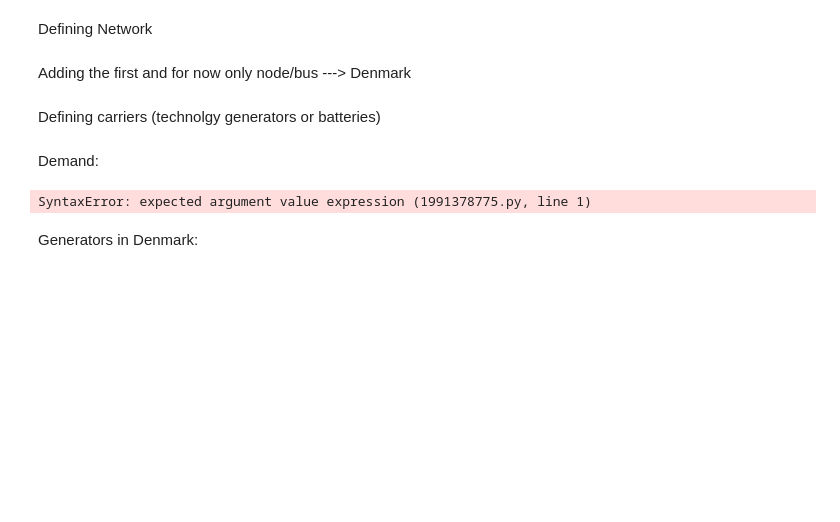
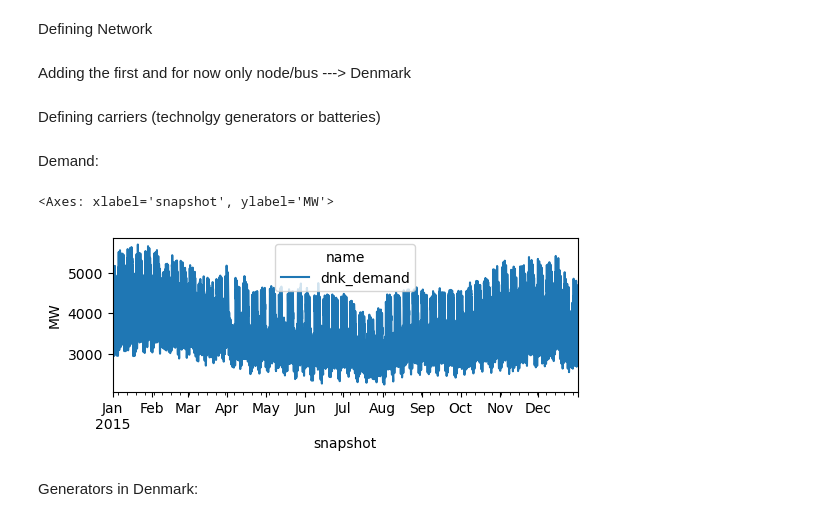
Before and after one commit to KenzoDTU/Integrated-Energy-Grids-A1G21, a Jupyter notebook: Part_1.ipynb, the cells around one changed output. Drawn from its saved outputs; the diff is of its cells as text; code cells hidden in the pictures; blank space fills up the shorter version.

```diff
--- a/Part_1.ipynb
+++ b/Part_1.ipynb
@@ -3,3 +3,9 @@ import matplotlib.pyplot as plt
 import numpy as np
 import pandas as pd
 import pypsa
+# %%
+data_solar = pd.read_csv("pv_optimal.csv", index_col = 0, sep = ";", parse_dates=True)
+data_wind = pd.read_csv("onshore_wind_1979-2017.csv", index_col=0, sep = ";", parse_dates=True)
+data_el = pd.read_csv("electricity_demand.csv", index_col = 0, sep = ";", parse_dates=True)
+
+country = 'DNK'
@@ -7,3 +29,9 @@ import pypsa
 Defining Network
 # %%
 dnk_n = pypsa.Network()
+# %%
+hours_in_2015 = pd.date_range('2015-01-01 00:00z', '2015-12-31 23:00Z', freq='h')
+
+#print(hours_in_2015)
+
+dnk_n.set_snapshots(hours_in_2015.values)
@@ -14,20 +47,23 @@ dnk_n.add("Bus", "Denmark")
 # %% [markdown]
 Defining carriers (technolgy generators or batteries)
 # %%
-carriers = ["onwind", "offwind", "solar", "CCGT"]
+carriers = ["onwind", "solar", "CCGT"]
 dnk_n.add(
     "Carrier",
     carriers,
-    color=["blue", "orange", "red","brown"],
+    color=["blue","red","brown"],
     )
 # %% [markdown]
 Demand:
 # %%
-dnk_n.add("Load", "dnk_demand", bus = "Denmark", p_set = #insert here denmark demand
+dnk_n.add("Load", "dnk_demand", bus = "Denmark", p_set = data_el[country].values
       )
 #Denmark demand associated to the Denmark Bus
-# %% [output]
-SyntaxError: expected argument value expression (1991378775.py, line 1)
+# %%
+dnk_n.loads_t.p_set.plot(figsize=(6, 2), ylabel="MW")
+# %% [output]
+<Axes: xlabel='snapshot', ylabel='MW'>
+[figure, added]
 # %% [markdown]
 Generators in Denmark:
 # %%
```
Also changed, not shown: parts of 16 cells of this notebook, 7 other files.
